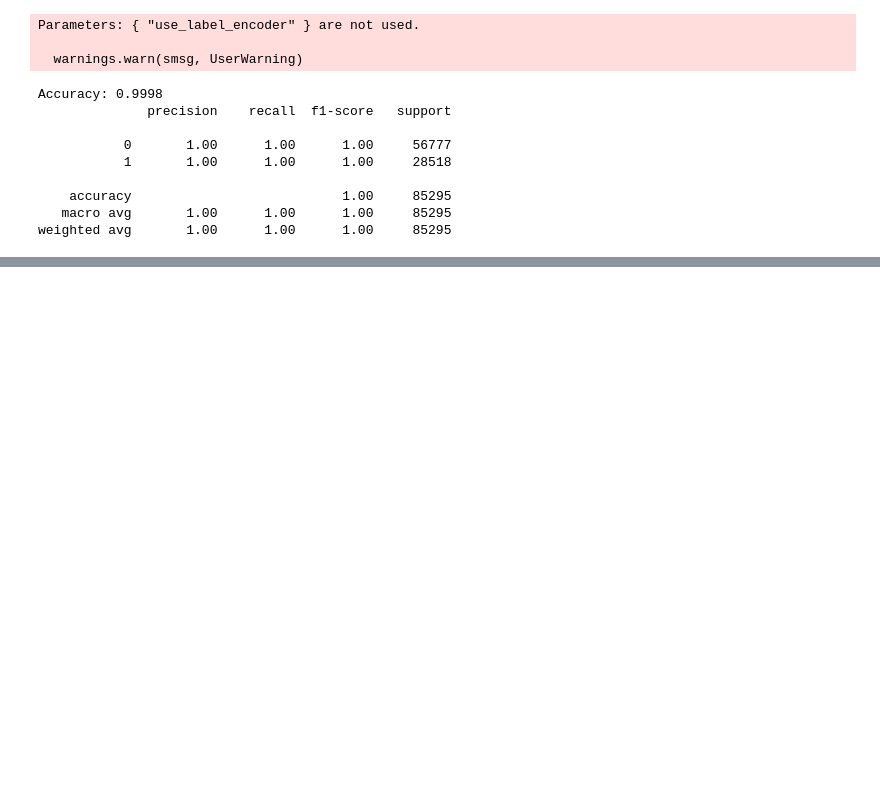
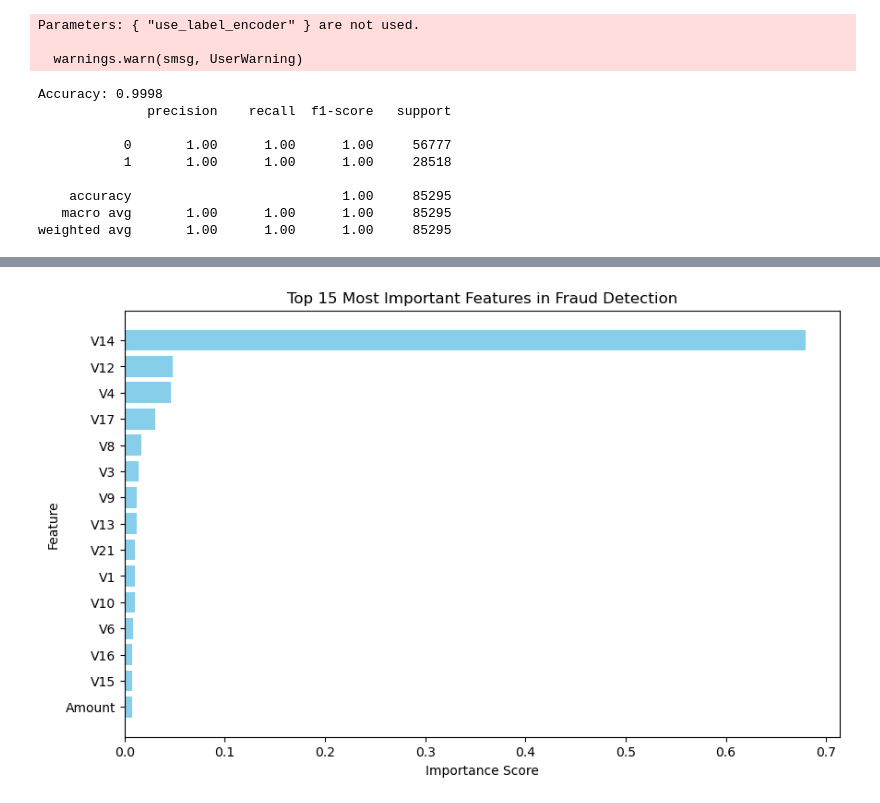
Before and after one commit to mavin321/Data-science-projects, a Jupyter notebook: FraudDetectioninCreditCardTransactions/FraudDetectioninCreditCardTransactions.ipynb, the cells around one changed output, grey strips where cells are left out. Saved outputs shown, nothing was run; the diff lists cells and outputs as text; code cells hidden in the pictures; blank space fills up the shorter version.

```diff
--- a/FraudDetectioninCreditCardTransactions/FraudDetectioninCreditCardTransactions.ipynb
+++ b/FraudDetectioninCreditCardTransactions/FraudDetectioninCreditCardTransactions.ipynb
@@ -196,3 +198,21 @@ Accuracy: 0.9998
     accuracy                           1.00     85295
    macro avg       1.00      1.00      1.00     85295
 weighted avg       1.00      1.00      1.00     85295
+# %%
+# Split the original dataset first
+X_train_orig, X_test_orig, y_train_orig, y_test_orig = train_test_split(X, y, test_size=0.2, random_state=42, stratify=y)
+
+# Apply SMOTE only to the training data
+smote = SMOTE(sampling_strategy=0.5, random_state=42)
+X_train_resampled, y_train_resampled = smote.fit_resample(X_train_orig, y_train_orig)
+
+# Train the model
+xgb_model = xgb.XGBClassifier(use_label_encoder=False, eval_metric="logloss")
+xgb_model.fit(X_train_resampled, y_train_resampled)
+
+# Evaluate on the original imbalanced test set
+y_pred_orig = xgb_model.predict(X_test_orig)
+
+# Print results
+print("Evaluation on Original Test Set:")
+print(classification_report(y_test_orig, y_pred_orig))
@@ -198,0 +232,19 @@ weighted avg       1.00      1.00      1.00     85295
+# %%
+
+# Get feature importance scores
+feature_importance = xgb_model.feature_importances_
+
+# Create a DataFrame for better visualization
+importance_df = pd.DataFrame({'Feature': X.columns, 'Importance': feature_importance})
+importance_df = importance_df.sort_values(by='Importance', ascending=False)
+
+# Plot feature importance
+plt.figure(figsize=(10,6))
+plt.barh(importance_df['Feature'][:15], importance_df['Importance'][:15], color='skyblue')
+plt.xlabel("Importance Score")
+plt.ylabel("Feature")
+plt.title("Top 15 Most Important Features in Fraud Detection")
+plt.gca().invert_yaxis()  # Highest importance at the top
+plt.show()
+# %% [output]
+[figure, added]
```
Also changed, not shown: parts of 2 cells of this notebook.
